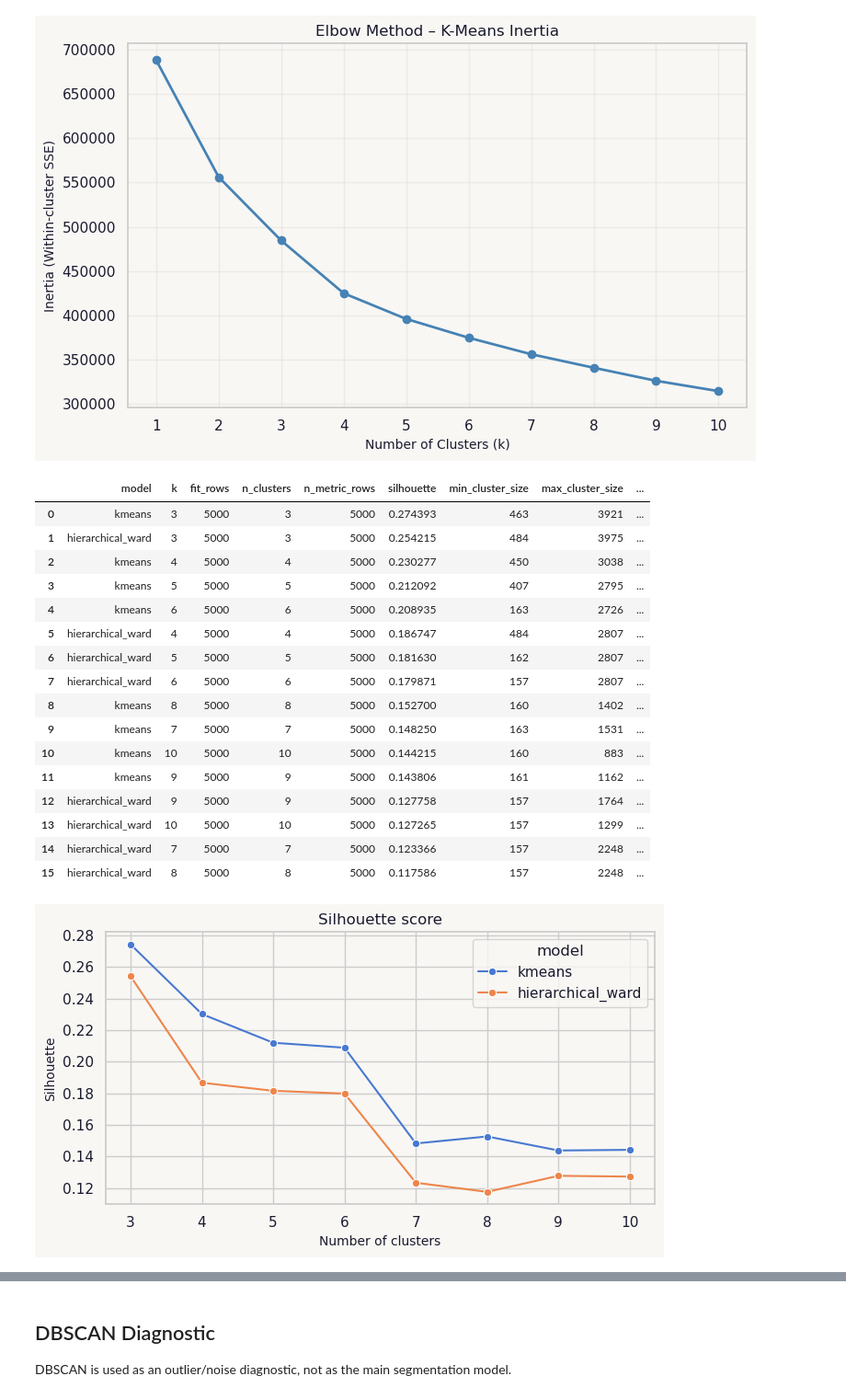
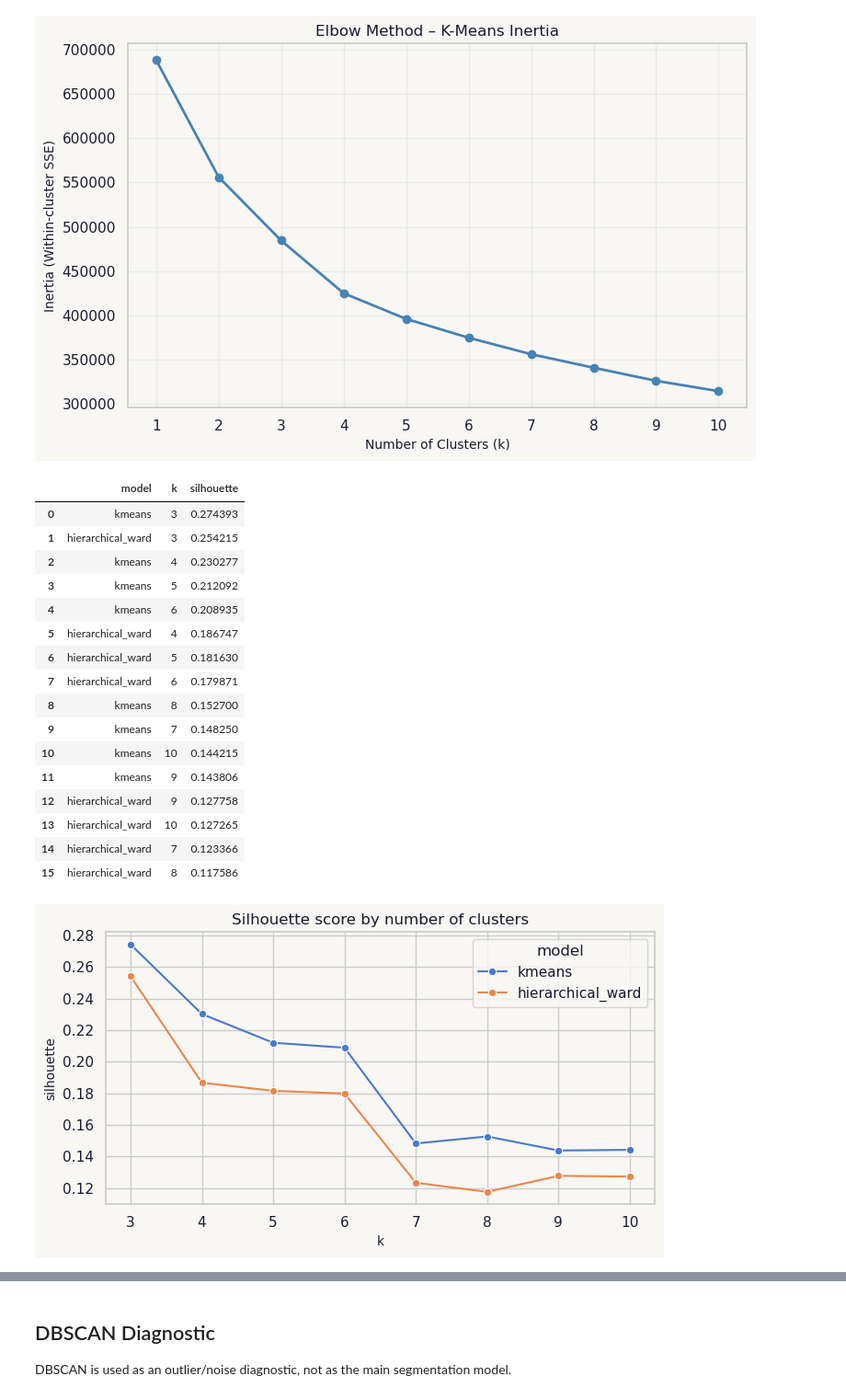
Before and after one commit to lucasvcasimiro-byte/customer_info_ml, a Jupyter notebook: notebooks/nb_2.ipynb, the cells around one changed output, grey strips where cells are left out. Shown at 92% size. Saved outputs shown, nothing was run; the diff lists cells and outputs as text; code cells hidden in the pictures.

Commit message:
atualmente kmeans com 5 clusters, algs funcoes por rever

```diff
--- a/notebooks/nb_2.ipynb
+++ b/notebooks/nb_2.ipynb
@@ -39,7 +42,8 @@ from functions.clustering import (
 # %% [markdown]
 ## Load Preprocessed Features
 # %%
-customer_info, customer_basket = load_raw_data()
+customer_info = pd.read_csv('data/customer_info.csv')
+customer_basket = pd.read_csv('data/customer_basket.csv')
 customer_features = preprocessing(customer_info)
 customer_scaled, scaler = scale_features(customer_features)
 
@@ -76,32 +69,27 @@ plt.show()
 # %% [output]
 [figure]
 # %%
-model_results = compare_clustering_models(
-    customer_scaled,
-    FEATURE_COLS,
-    k_range=range(3, 11),
-    sample_size=5000,
-)
+model_results = compare_clustering_models(customer_scaled, FEATURE_COLS, k_range=range(3, 11))
 
 display(model_results)
 plot_metric_comparison(model_results)
 # %% [output]
-|  | model | k | fit_rows | n_clusters | n_metric_rows | silhouette | min_cluster_size | max_cluster_size | ... |
-| 0 | kmeans | 3 | 5000 | 3 | 5000 | 0.274393 | 463 | 3921 | ... |
-| 1 | hierarchical_ward | 3 | 5000 | 3 | 5000 | 0.254215 | 484 | 3975 | ... |
-| 2 | kmeans | 4 | 5000 | 4 | 5000 | 0.230277 | 450 | 3038 | ... |
-| 3 | kmeans | 5 | 5000 | 5 | 5000 | 0.212092 | 407 | 2795 | ... |
-| 4 | kmeans | 6 | 5000 | 6 | 5000 | 0.208935 | 163 | 2726 | ... |
-| 5 | hierarchical_ward | 4 | 5000 | 4 | 5000 | 0.186747 | 484 | 2807 | ... |
-| 6 | hierarchical_ward | 5 | 5000 | 5 | 5000 | 0.181630 | 162 | 2807 | ... |
-| 7 | hierarchical_ward | 6 | 5000 | 6 | 5000 | 0.179871 | 157 | 2807 | ... |
-| 8 | kmeans | 8 | 5000 | 8 | 5000 | 0.152700 | 160 | 1402 | ... |
-| 9 | kmeans | 7 | 5000 | 7 | 5000 | 0.148250 | 163 | 1531 | ... |
-| 10 | kmeans | 10 | 5000 | 10 | 5000 | 0.144215 | 160 | 883 | ... |
-| 11 | kmeans | 9 | 5000 | 9 | 5000 | 0.143806 | 161 | 1162 | ... |
-| 12 | hierarchical_ward | 9 | 5000 | 9 | 5000 | 0.127758 | 157 | 1764 | ... |
-| 13 | hierarchical_ward | 10 | 5000 | 10 | 5000 | 0.127265 | 157 | 1299 | ... |
-| 14 | hierarchical_ward | 7 | 5000 | 7 | 5000 | 0.123366 | 157 | 2248 | ... |
-| 15 | hierarchical_ward | 8 | 5000 | 8 | 5000 | 0.117586 | 157 | 2248 | ... |
+|  | model | k | silhouette |
+| 0 | kmeans | 3 | 0.274393 |
+| 1 | hierarchical_ward | 3 | 0.254215 |
+| 2 | kmeans | 4 | 0.230277 |
+| 3 | kmeans | 5 | 0.212092 |
+| 4 | kmeans | 6 | 0.208935 |
+| 5 | hierarchical_ward | 4 | 0.186747 |
+| 6 | hierarchical_ward | 5 | 0.181630 |
+| 7 | hierarchical_ward | 6 | 0.179871 |
+| 8 | kmeans | 8 | 0.152700 |
+| 9 | kmeans | 7 | 0.148250 |
+| 10 | kmeans | 10 | 0.144215 |
+| 11 | kmeans | 9 | 0.143806 |
+| 12 | hierarchical_ward | 9 | 0.127758 |
+| 13 | hierarchical_ward | 10 | 0.127265 |
+| 14 | hierarchical_ward | 7 | 0.123366 |
+| 15 | hierarchical_ward | 8 | 0.117586 |
-[figure, old version]
+[figure, new version]
 # %%
```
Also changed, not shown: parts of 9 cells of this notebook, 3 other files.
